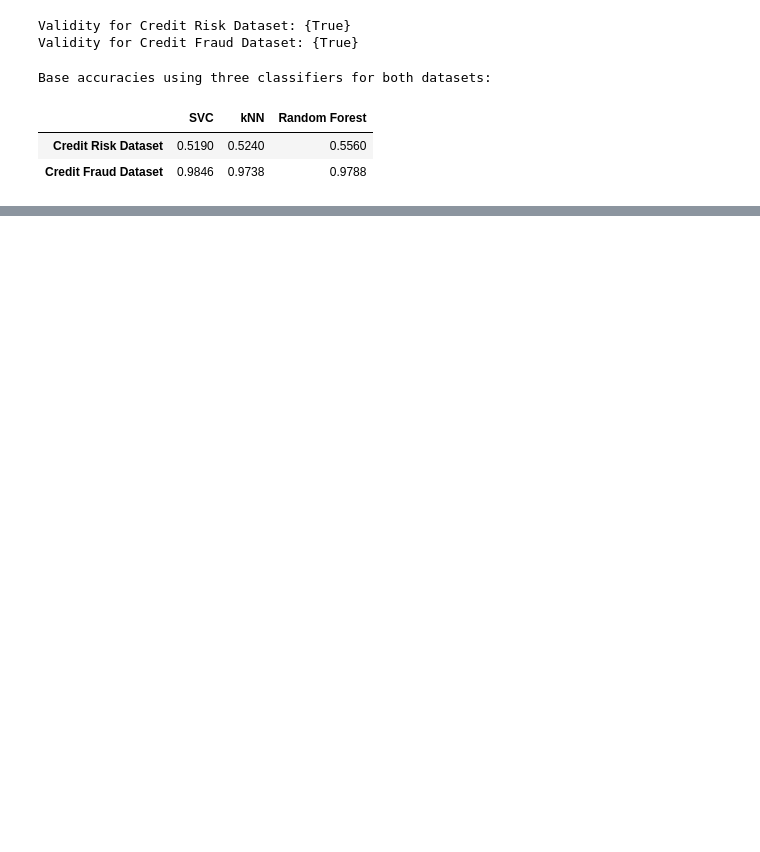
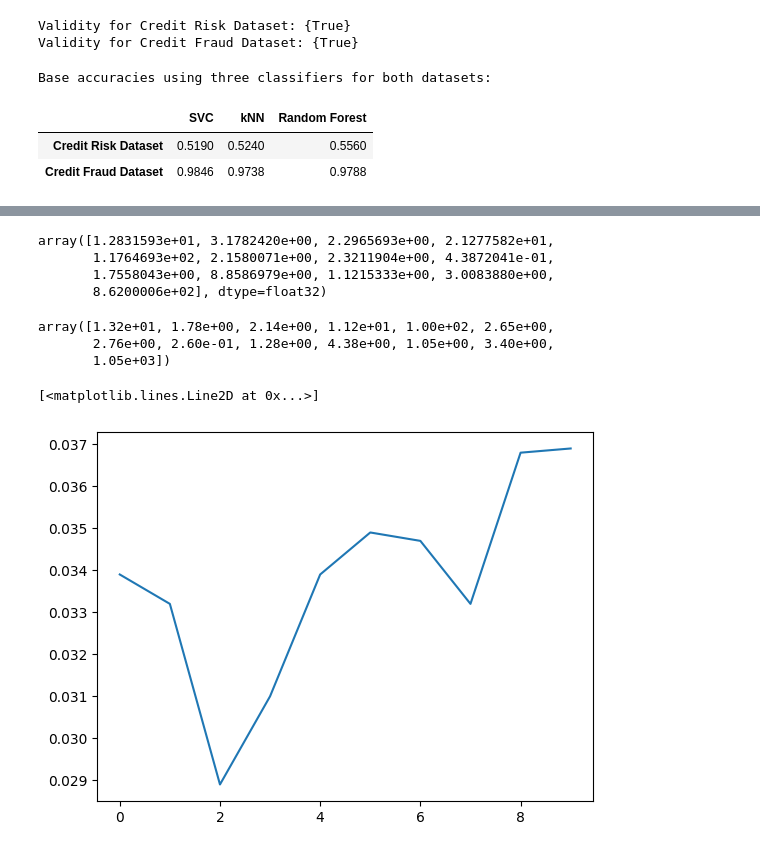
Before and after one commit to ashsProjects/Data_Augmentation_Using_GANs, a Jupyter notebook: Data_Augmentation_With_GANs.ipynb, the cells around one changed output, grey strips where cells are left out. Drawn from its saved outputs; the diff is of its cells as text; code cells hidden in the pictures; blank space fills up the shorter version.

```diff
--- a/Data_Augmentation_With_GANs.ipynb
+++ b/Data_Augmentation_With_GANs.ipynb
@@ -233,0 +252,4 @@ def run_gan(data, num_features, num_noise_vector, epochs, batch_size, n_samples)
+# %%
+from sklearn.datasets import load_wine
+X,y = load_wine(return_X_y=True)
+X.shape
@@ -233,0 +258,2 @@ def run_gan(data, num_features, num_noise_vector, epochs, batch_size, n_samples)
+# %%
+generated_data, accuracy = run_gan(X, X.shape[1], 10, epochs=10)
@@ -233,0 +278,18 @@ def run_gan(data, num_features, num_noise_vector, epochs, batch_size, n_samples)
+# %%
+generated_data[1]
+# %% [output]
+array([1.2831593e+01, 3.1782420e+00, 2.2965693e+00, 2.1277582e+01,
+       1.1764693e+02, 2.1580071e+00, 2.3211904e+00, 4.3872041e-01,
+       1.7558043e+00, 8.8586979e+00, 1.1215333e+00, 3.0083880e+00,
+       8.6200006e+02], dtype=float32)
+# %%
+X[1]
+# %% [output]
+array([1.32e+01, 1.78e+00, 2.14e+00, 1.12e+01, 1.00e+02, 2.65e+00,
+       2.76e+00, 2.60e-01, 1.28e+00, 4.38e+00, 1.05e+00, 3.40e+00,
+       1.05e+03])
+# %%
+plt.plot(range(10), accuracy)
+# %% [output]
+[<matplotlib.lines.Line2D at 0x...>]
+[figure, added]
```
Also changed, not shown: parts of 3 cells of this notebook.
